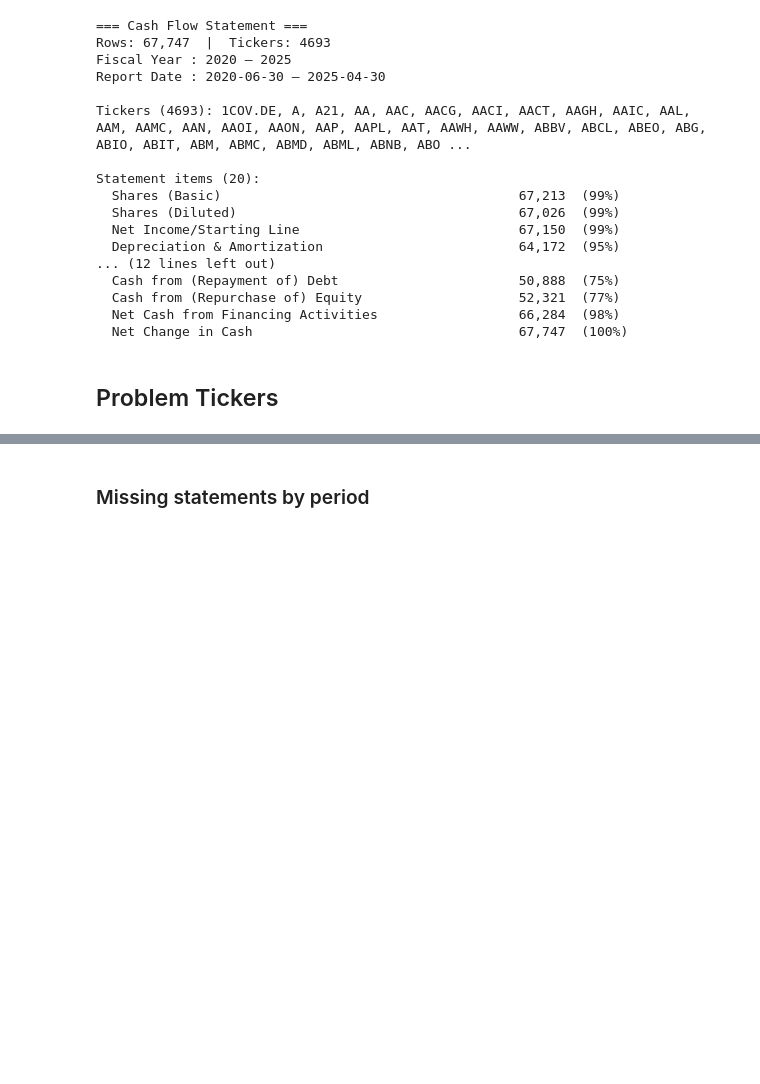
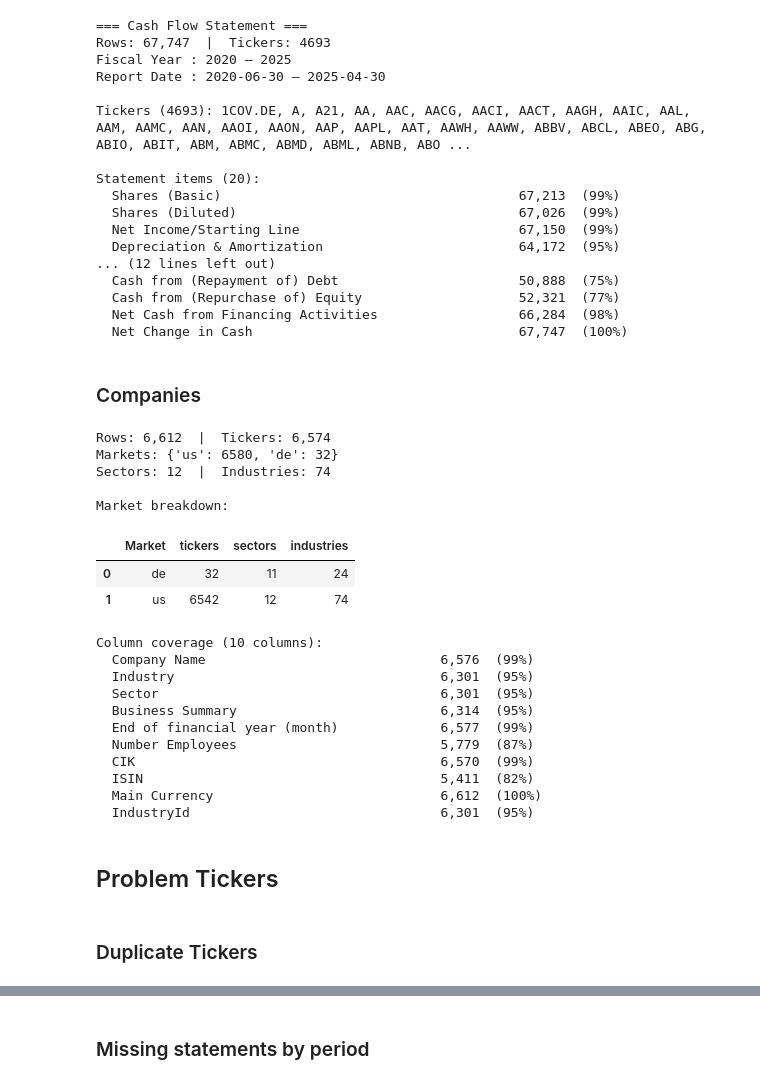
Before and after one commit to marcdumon/investment_research_platform, a Jupyter notebook: notebooks/summary_simfin.ipynb, the cells around one changed output, grey strips where cells are left out. Saved outputs shown, nothing was run; the diff lists cells and outputs as text; code cells hidden in the pictures; blank space fills up the shorter version.

```diff
--- a/notebooks/summary_simfin.ipynb
+++ b/notebooks/summary_simfin.ipynb
@@ -120,3 +120,5 @@ Statement items (20):
   Cash from (Repurchase of) Equity                    52,321  (77%)
   Net Cash from Financing Activities                  66,284  (98%)
   Net Change in Cash                                  67,747  (100%)
+# %% [markdown]
+### Companies
@@ -123,2 +127,42 @@ Statement items (20):
+# %%
+_comp_cols = [c for c in _comp.columns if c not in {'Ticker', 'SrcId', 'Market'}]
+
+print(f'Rows: {len(_comp):,}  |  Tickers: {_comp["Ticker"].nunique():,}')
+print(f'Markets: {_comp["Market"].value_counts().to_dict()}')
+print(f'Sectors: {_comp["Sector"].nunique()}  |  Industries: {_comp["Industry"].nunique()}')
+print()
+print('Market breakdown:')
+display(
+    _comp.groupby('Market')
+    .agg(tickers=('Ticker', 'count'), sectors=('Sector', 'nunique'), industries=('Industry', 'nunique'))
+    .reset_index()
+)
+print()
+print(f'Column coverage ({len(_comp_cols)} columns):')
+for col in _comp_cols:
+    n = _comp[col].notna().sum()
+    print(f'  {col:<40s}  {n:>5,}  ({100 * n / len(_comp):.0f}%)')
+# %% [output]
+Rows: 6,612  |  Tickers: 6,574
+Markets: {'us': 6580, 'de': 32}
+Sectors: 12  |  Industries: 74
+
+Market breakdown:
+|  | Market | tickers | sectors | industries |
+| 0 | de | 32 | 11 | 24 |
+| 1 | us | 6542 | 12 | 74 |
+Column coverage (10 columns):
+  Company Name                              6,576  (99%)
+  Industry                                  6,301  (95%)
+  Sector                                    6,301  (95%)
+  Business Summary                          6,314  (95%)
+  End of financial year (month)             6,577  (99%)
+  Number Employees                          5,779  (87%)
+  CIK                                       6,570  (99%)
+  ISIN                                      5,411  (82%)
+  Main Currency                             6,612  (100%)
+  IndustryId                                6,301  (95%)
 # %% [markdown]
 ## Problem Tickers
+# %% [markdown]
+### Duplicate Tickers
```
Also changed, not shown: parts of 29 cells of this notebook, 1 other file.
